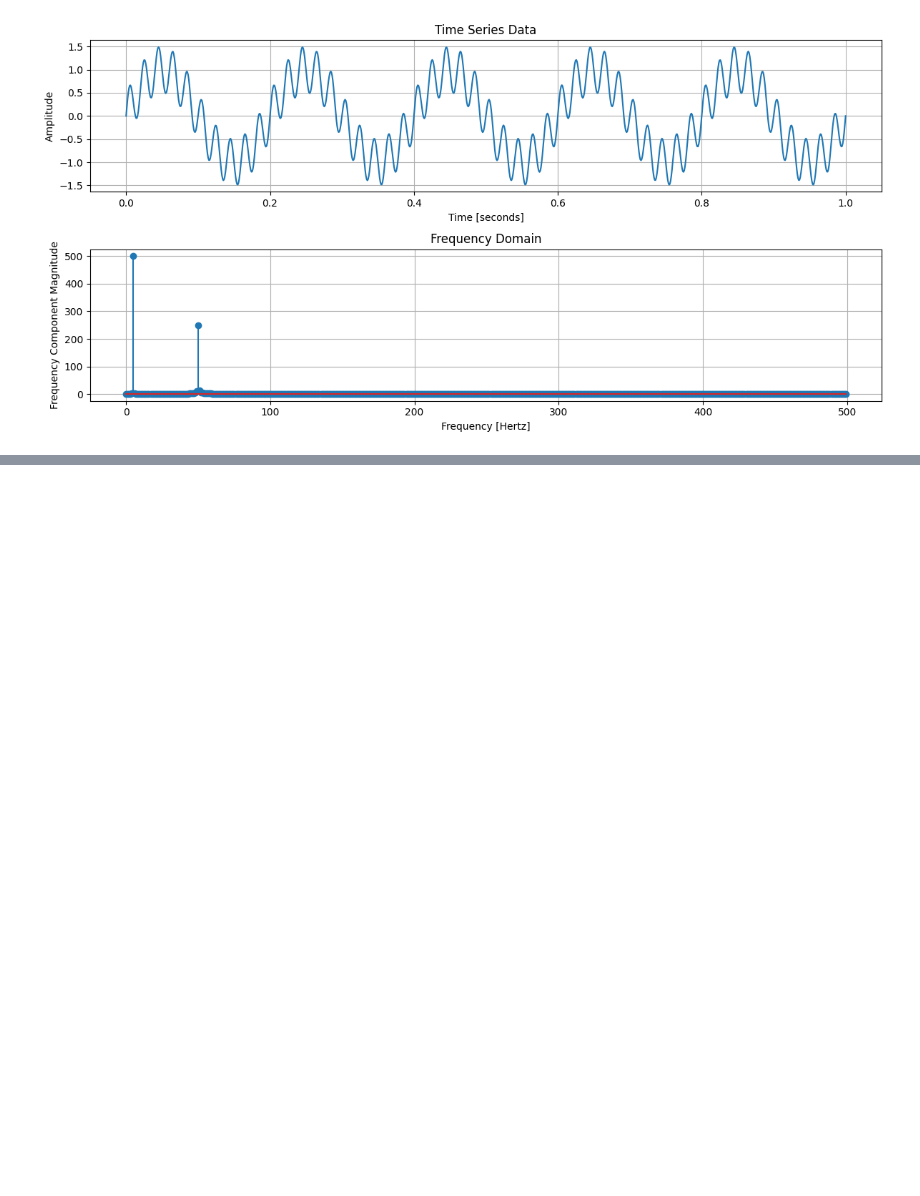
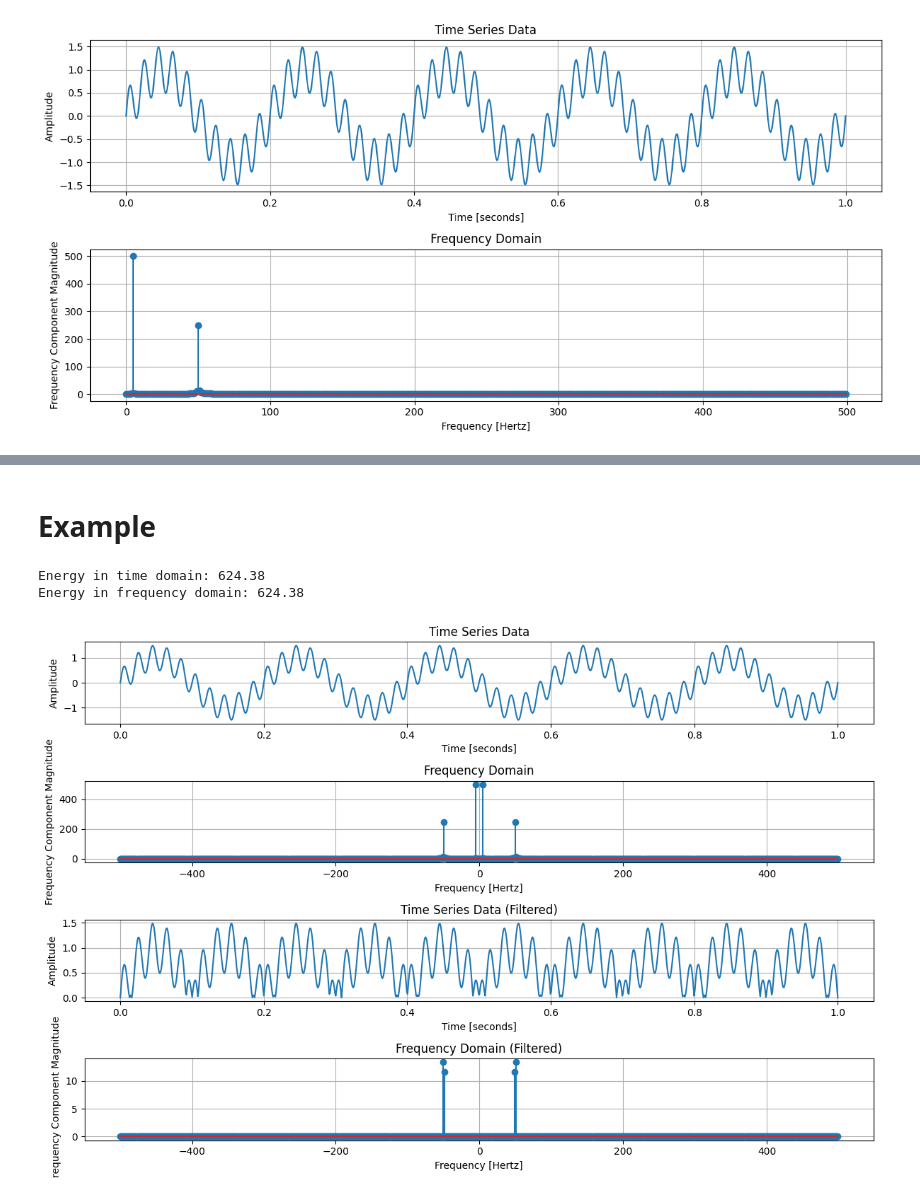
Before and after one commit to fualsan/DeepTimeSeriesFromScratch, a Jupyter notebook: FFT_Time_Series_Example.ipynb, the cells around one changed output, grey strips where cells are left out. Drawn from its saved outputs; the diff is of its cells as text; code cells hidden in the pictures; blank space fills up the shorter version.

Commit message:
FFT example is updated for bandpass filtering and parserval's equation

```diff
--- a/FFT_Time_Series_Example.ipynb
+++ b/FFT_Time_Series_Example.ipynb
@@ -68,0 +71,9 @@ plt.show()
+# %%
+def calculate_frequency_components(data, sampling_rate):
+    fft_result = np.fft.fft(data)
+    fft_freqs = np.fft.fftfreq(len(data), 1/sampling_rate)
+    return fft_freqs, fft_result
+# %%
+def inverse_transform(fft_result):
+    # IFFT is complex!
+    return np.fft.ifft(fft_results).real
@@ -68,0 +85,10 @@ plt.show()
+# %%
+def bandpass_filter(fft_result, low_cutoff=10.0, high_cutoff=1000.0):
+    filtered_fft_results = np.zeros_like(fft_result)
+
+    # pass only frequencies between low and high cutoff frequencies
+    for i in range(len(fft_result)):
+        if low_cutoff <= np.abs(fft_result[i]) <= high_cutoff:
+            filtered_fft_results[i] = fft_result[i]
+
+    return filtered_fft_results
@@ -68,0 +114,51 @@ plt.show()
+# %% [markdown]
+# Example
+# %%
+fft_freqs, fft_results = calculate_frequency_components(data, sampling_rate)
+
+print(f'Energy in time domain: {calculate_energy_in_time_domain(data):.2f}')
+print(f'Energy in frequency domain: {calculate_energy_in_frequency_domain(fft_results):.2f}')
+
+filtered_fft_results = bandpass_filter(fft_results, low_cutoff=10.0, high_cutoff=50.0)
+
+filtered_data = inverse_transform(filtered_fft_results)
+
+plt.figure(figsize=(12, 8))
+
+# the time series data
+plt.subplot(4, 1, 1)
+plt.plot(t, data)
+plt.grid('on')
+plt.title('Time Series Data')
+plt.xlabel('Time [seconds]')
+plt.ylabel('Amplitude')
+
+# frequency domain representation
+plt.subplot(4, 1, 2)
+plt.stem(fft_freqs, np.abs(fft_results)) # ABS -> MAGNITUDE
+plt.title('Frequency Domain')
+plt.grid('on')
+plt.xlabel('Frequency [Hertz]')
+plt.ylabel('Frequency Component Magnitude')
+
+# AFTER BANDPASS FILTER
+plt.subplot(4, 1, 3)
+plt.plot(t, np.abs(filtered_data)) # ABS -> MAGNITUDE
+plt.grid('on')
+plt.title('Time Series Data (Filtered)')
+plt.xlabel('Time [seconds]')
+plt.ylabel('Amplitude')
+
+plt.subplot(4, 1, 4)
+plt.stem(fft_freqs, np.abs(filtered_fft_results)) # ABS -> MAGNITUDE
+plt.title('Frequency Domain (Filtered)')
+plt.grid('on')
+plt.xlabel('Frequency [Hertz]')
+plt.ylabel('Frequency Component Magnitude')
+
+plt.tight_layout()
+plt.show()
+# %% [output]
+Energy in time domain: 624.38
+Energy in frequency domain: 624.38
+[figure, added]
```
Also changed, not shown: parts of 5 cells of this notebook.
